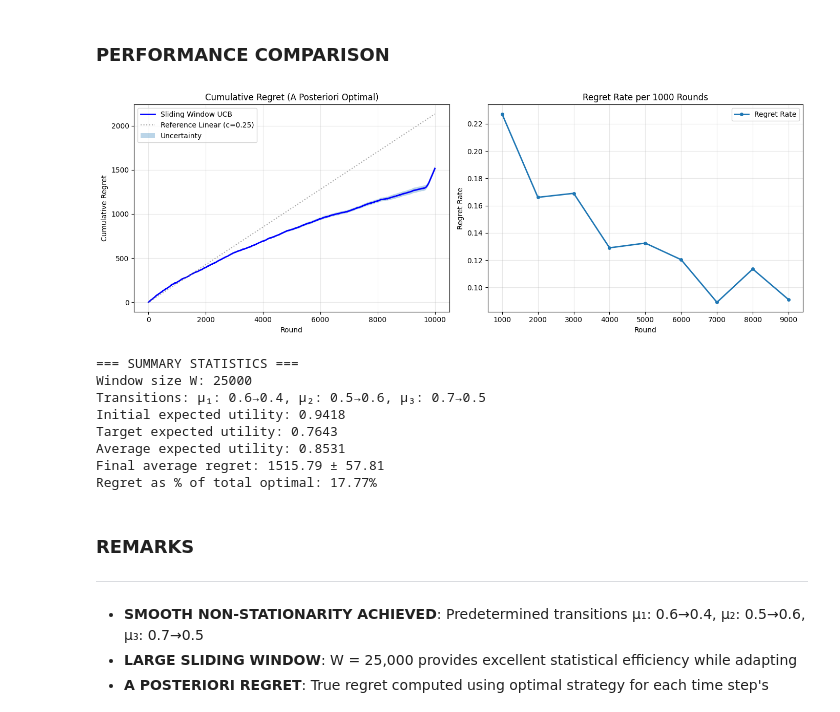
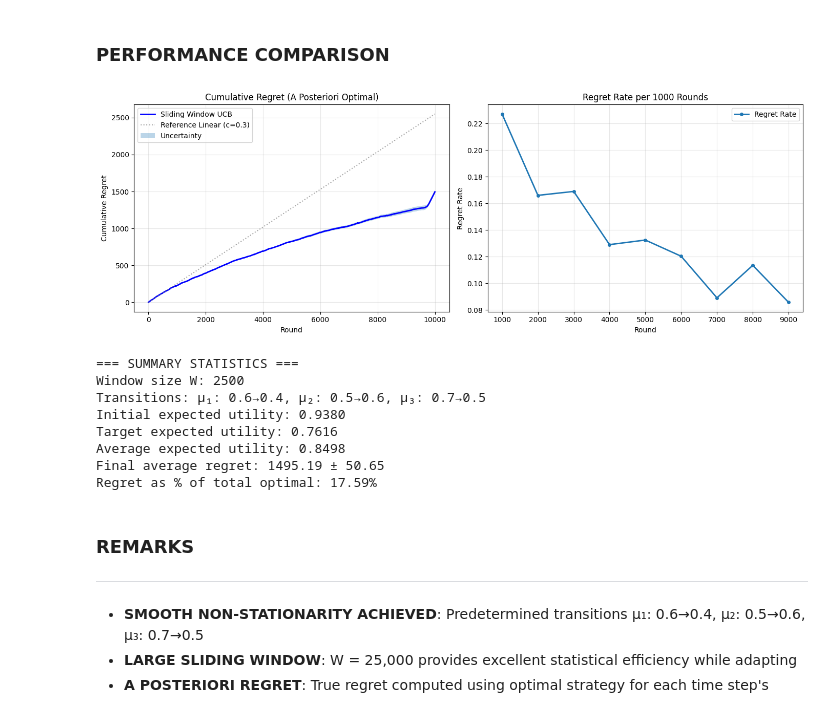
Before and after one commit to matteopasqual02/OLA-2025-project, a Jupyter notebook: R5_Multiple_products_and_slightly_non_stationary_environment.ipynb, the cells around one changed output. Drawn from its saved outputs; the diff is of its cells as text; code cells hidden in the pictures.

```diff
--- a/R5_Multiple_products_and_slightly_non_stationary_environment.ipynb
+++ b/R5_Multiple_products_and_slightly_non_stationary_environment.ipynb
@@ -191,7 +191,7 @@ class NonStationaryBuyer:
 This approach trades off some statistical efficiency for adaptability to changing environments.
 # %%
 class SlidingWindowCombinatorial_UCB:
-    def __init__(self, K, B, T, N, window_size=25000, range_factor=1):
+    def __init__(self, K, B, T, N, window_size=2500, range_factor=1):
         """
         Simplified Combinatorial UCB with sliding window for non-stationary environments.
         """
@@ -313,7 +313,7 @@ class SlidingWindowCombinatorial_UCB:
 # Experiment setup
 T = 10000
 B = 16000
-W = 25000  # Sliding window size
+W = 2500  # Sliding window size
 
 P = np.linspace(0, 1, 11)
 K = len(P)
@@ -567,7 +561,7 @@ axs[0].set_title('Cumulative Regret (A Posteriori Optimal)')
 
 # Show initial vs target expected utilities as reference lines
 avg_exp_utility = (initial_exp_utility + target_exp_utility) / 2
-c_ref = 0.25
+c_ref = 0.3
 ref_regret = np.arange(T) * avg_exp_utility * c_ref
 axs[0].plot(np.arange(T), ref_regret,
            label=f'Reference Linear (c={c_ref})',
@@ -587,42 +581,42 @@ axs[0].grid(True, alpha=0.3)
 
 # Second subplot: Regret rate analysis
 window_size = 1000
 regret_rates = []
 windows = []
 for i in range(window_size, T, window_size):
     window_regret = average_regret[i] - average_regret[i-window_size]
     regret_rates.append(window_regret / window_size)
     windows.append(i)
 
 axs[1].plot(windows, regret_rates, 'o-', label='Regret Rate', linewidth=2, markersize=4)
 axs[1].set_title(f'Regret Rate per {window_size} Rounds')
 axs[1].set_xlabel('Round')
 axs[1].set_ylabel('Regret Rate')
 axs[1].legend()
 axs[1].grid(True, alpha=0.3)
 
 plt.tight_layout()
 plt.show()
 
 # Print summary statistics
 print(f"\n=== SUMMARY STATISTICS ===")
 print(f"Window size W: {W}")
 print(f"Transitions: μ₁: {initial_mu[0]}→{target_mu[0]}, μ₂: {initial_mu[1]}→{target_mu[1]}, μ₃: {initial_mu[2]}→{target_mu[2]}")
 print(f"Initial expected utility: {initial_exp_utility:.4f}")
 print(f"Target expected utility: {target_exp_utility:.4f}")
 print(f"Average expected utility: {(initial_exp_utility + target_exp_utility)/2:.4f}")
 print(f"Final average regret: {average_regret[-1]:.2f} ± {regret_std[-1]:.2f}")
 print(f"Regret as % of total optimal: {100 * average_regret[-1] / (avg_exp_utility * T):.2f}%")
 # %% [output]
-[figure, old version]
+[figure, new version]
 === SUMMARY STATISTICS ===
-Window size W: 25000
+Window size W: 2500
 Transitions: μ₁: 0.6→0.4, μ₂: 0.5→0.6, μ₃: 0.7→0.5
-Initial expected utility: 0.9418
-Target expected utility: 0.7643
-Average expected utility: 0.8531
-Final average regret: 1515.79 ± 57.81
-Regret as % of total optimal: 17.77%
+Initial expected utility: 0.9380
+Target expected utility: 0.7616
+Average expected utility: 0.8498
+Final average regret: 1495.19 ± 50.65
+Regret as % of total optimal: 17.59%
 # %% [markdown]
 ### REMARKS
 ---
```
Also changed, not shown: parts of 4 cells of this notebook.
